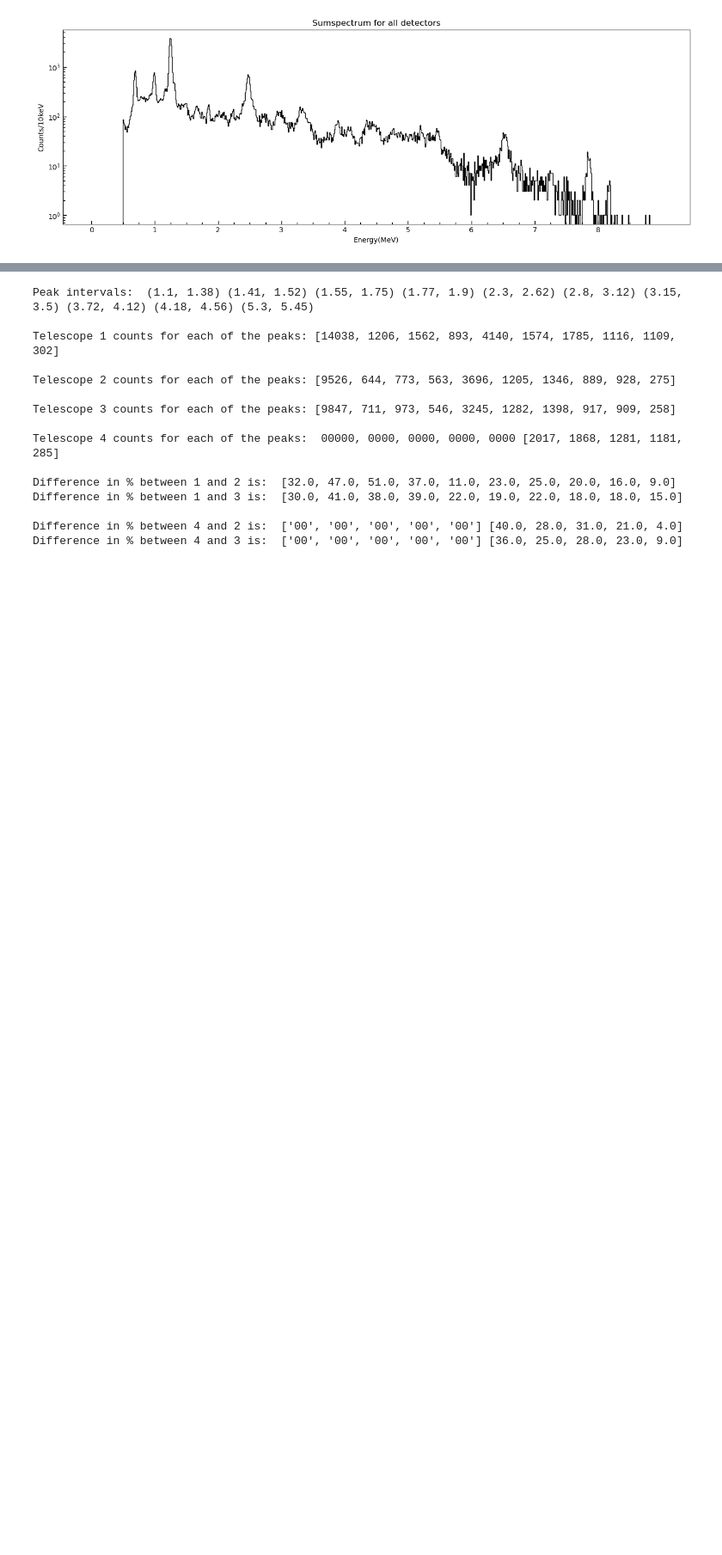
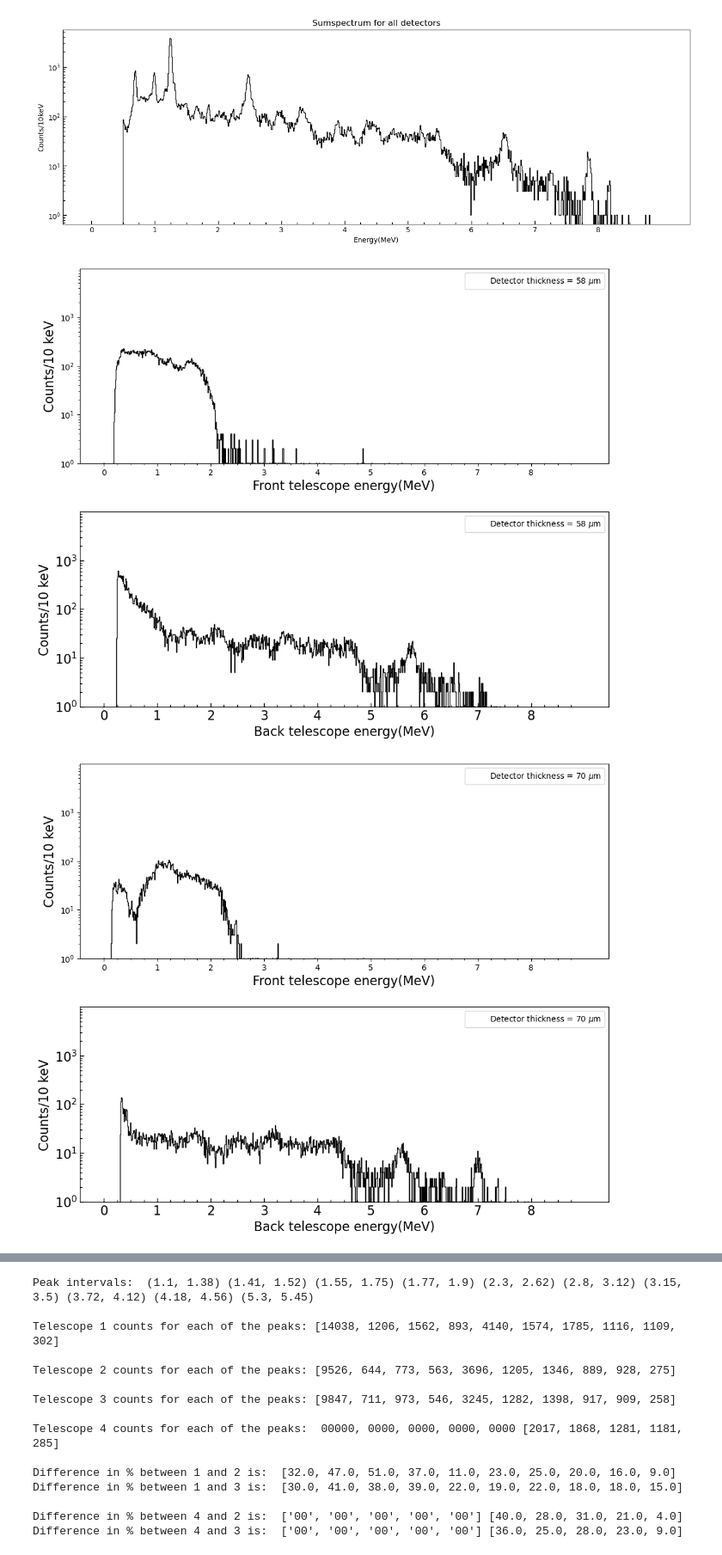
Before and after one commit to phaue/Masters, a Jupyter notebook: analysis/python/Bananamaker_plots.ipynb, the cells around one changed output, grey strips where cells are left out. Shown at 86% size. Cells and saved outputs as stored; diff of their text form; code cells hidden in the pictures; blank space fills up the shorter version.

```diff
--- a/analysis/python/Bananamaker_based_plots.ipynb
+++ b/analysis/python/Bananamaker_plots.ipynb
@@ -125,2 +125,43 @@ plt.savefig("/home/haue/repositories/Masters/analysis/python/figure_output/Sumsp
 # %% [output]
 [figure]
+# %%
+
+####################
+#histograms of fEdep and bEdep
+####################
+
+bin_width = 0.01 # keV
+bins = np.arange(0, 9 + bin_width, bin_width)
+thicknesses = [58, 70, 60, 310] #for U1, U2, U3, U4(id=0,1,2,3) U5=1002 um U6 = 67 um
+for (i, ef, eb) in zip(range(0,4), front_telescope_Es, back_telescope_Es):
+   #label1 = f"Entries for telescope {i+1} containing U{i+1} & Pad{i+1}: {len(e)}"
+   label2 = r"Detector thickness = {} $\mu$m".format(thicknesses[i])
+   fig, axs = plt.subplots(2, 1, figsize=(12,10))#, sharex=True)
+   plt.subplots_adjust( hspace = 0.25)
+
+   ax0, ax1 = axs
+   ax0.plot([], [], ls='', label=label2)
+   ax1.plot([], [], ls='', label=label2)
+   ax0.hist(ef, bins=bins, histtype='step', color='k')
+   ax1.hist(eb, bins=bins, histtype='step', color='k')
+   ax0.set_yscale("log")
+   ax0.set_xticks(np.arange(0, 9, 0.250), minor=True)
+   ax0.set_xticks(np.arange(0, 9, 1))
+   ax0.set_ylim(ymin=1, ymax=9999)
+   ax1.set_yscale("log")
+   ax1.set_xticks(np.arange(0, 9, 0.250), minor=True)
+   ax1.set_xticks(np.arange(0, 9, 1))
+   ax1.set_ylim(ymin=1, ymax=9999)
+   ax0.set_xlabel("Front telescope energy(MeV)", fontsize=16)
+   ax0.set_ylabel("Counts/10 keV", fontsize=16)
+   ax1.set_xlabel("Back telescope energy(MeV)", fontsize=16)
+   ax1.set_ylabel("Counts/10 keV", fontsize=16)
+   ax0.legend()
+   ax1.legend()
+   plt.tick_params(axis='y', which='major', direction='in', length=5, width=1, labelsize=16)
+   plt.tick_params(axis='y', which='minor', direction='in', length=3, width=1)
+   plt.tick_params(axis='x', which='major', direction='in', length=5, width=1, labelsize=16)
+   plt.tick_params(axis='x', which='minor', direction='in', length=3, width=1)
+# %% [output]
+[figure, added]
+[figure, added]
```
Also changed, not shown: parts of 6 cells of this notebook, 13 other files.
